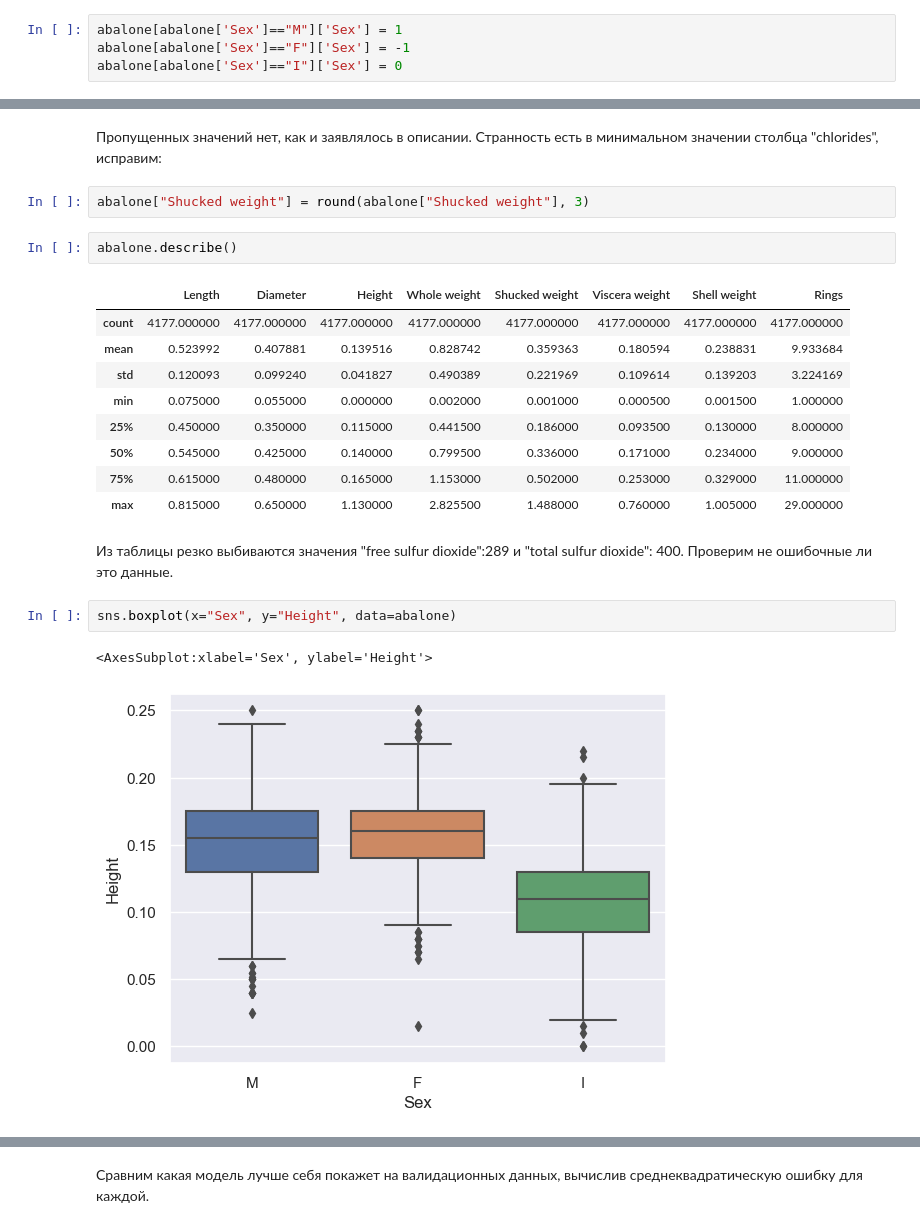
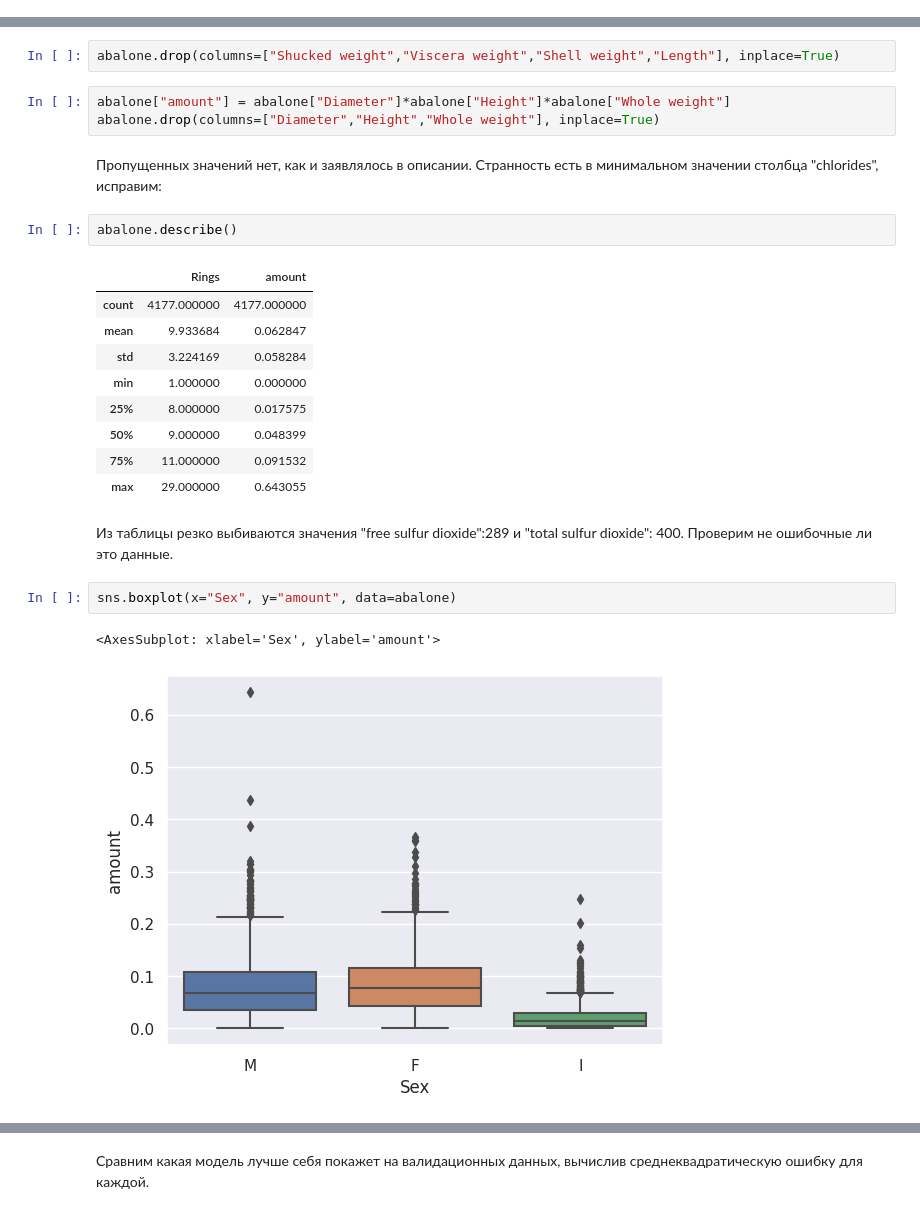
Before and after one commit to MonyaS/Hilell_tasks, a Jupyter notebook: лекция 6/task 6.ipynb, the cells around one changed output, grey strips where cells are left out. Cells and saved outputs as stored; diff of their text form.

```diff
--- a/лекция 6/task 6.ipynb
+++ b/лекция 6/task 6.ipynb
@@ -32,7 +32,3 @@ abalone.head(100)
 | 98 | M | 0.470 | 0.370 | 0.130 | 0.5225 | 0.2010 | 0.1330 | 0.165 | ... |
 | 99 | F | 0.475 | 0.375 | 0.125 | 0.5785 | 0.2775 | 0.0850 | 0.155 | ... |
 100 rows × 9 columns
-# %%
-abalone[abalone['Sex']=="M"]['Sex'] = 1
-abalone[abalone['Sex']=="F"]['Sex'] = -1
-abalone[abalone['Sex']=="I"]['Sex'] = 0
@@ -83,26 +63,29 @@ Shucked weight - 0.0     min: 0.001     max:1.4880000000000002
 Viscera weight - 0.0     min: 0.0005     max:0.76
 Shell weight - 0.0     min: 0.0015     max:1.005
 Rings - 0.0     min: 1     max:29
+# %%
+abalone.drop(columns=["Shucked weight","Viscera weight","Shell weight","Length"], inplace=True)
+# %%
+abalone["amount"] = abalone["Diameter"]*abalone["Height"]*abalone["Whole weight"]
+abalone.drop(columns=["Diameter","Height","Whole weight"], inplace=True)
 # %% [markdown]
 Пропущенных значений нет, как и заявлялось в описании. Странность есть в минимальном значении столбца "chlorides", исправим:
-# %%
-abalone["Shucked weight"] = round(abalone["Shucked weight"], 3)
 # %%
 abalone.describe()
 # %% [output]
-|  | Length | Diameter | Height | Whole weight | Shucked weight | Viscera weight | Shell weight | Rings |
-| count | 4177.000000 | 4177.000000 | 4177.000000 | 4177.000000 | 4177.000000 | 4177.000000 | 4177.000000 | 4177.000000 |
-| mean | 0.523992 | 0.407881 | 0.139516 | 0.828742 | 0.359363 | 0.180594 | 0.238831 | 9.933684 |
-| std | 0.120093 | 0.099240 | 0.041827 | 0.490389 | 0.221969 | 0.109614 | 0.139203 | 3.224169 |
-| min | 0.075000 | 0.055000 | 0.000000 | 0.002000 | 0.001000 | 0.000500 | 0.001500 | 1.000000 |
-| 25% | 0.450000 | 0.350000 | 0.115000 | 0.441500 | 0.186000 | 0.093500 | 0.130000 | 8.000000 |
-| 50% | 0.545000 | 0.425000 | 0.140000 | 0.799500 | 0.336000 | 0.171000 | 0.234000 | 9.000000 |
-| 75% | 0.615000 | 0.480000 | 0.165000 | 1.153000 | 0.502000 | 0.253000 | 0.329000 | 11.000000 |
-| max | 0.815000 | 0.650000 | 1.130000 | 2.825500 | 1.488000 | 0.760000 | 1.005000 | 29.000000 |
+|  | Rings | amount |
+| count | 4177.000000 | 4177.000000 |
+| mean | 9.933684 | 0.062847 |
+| std | 3.224169 | 0.058284 |
+| min | 1.000000 | 0.000000 |
+| 25% | 8.000000 | 0.017575 |
+| 50% | 9.000000 | 0.048399 |
+| 75% | 11.000000 | 0.091532 |
+| max | 29.000000 | 0.643055 |
 # %% [markdown]
 Из таблицы резко выбиваются значения "free sulfur dioxide":289 и "total sulfur dioxide": 400. Проверим не ошибочные ли это данные.
 # %%
-sns.boxplot(x="Sex", y="Height", data=abalone)
+sns.boxplot(x="Sex", y="amount", data=abalone)
 # %% [output]
-<AxesSubplot:xlabel='Sex', ylabel='Height'>
+<AxesSubplot: xlabel='Sex', ylabel='amount'>
-[figure, old version]
+[figure, new version]
```
Also changed, not shown: parts of 28 cells of this notebook, 1 other file.
